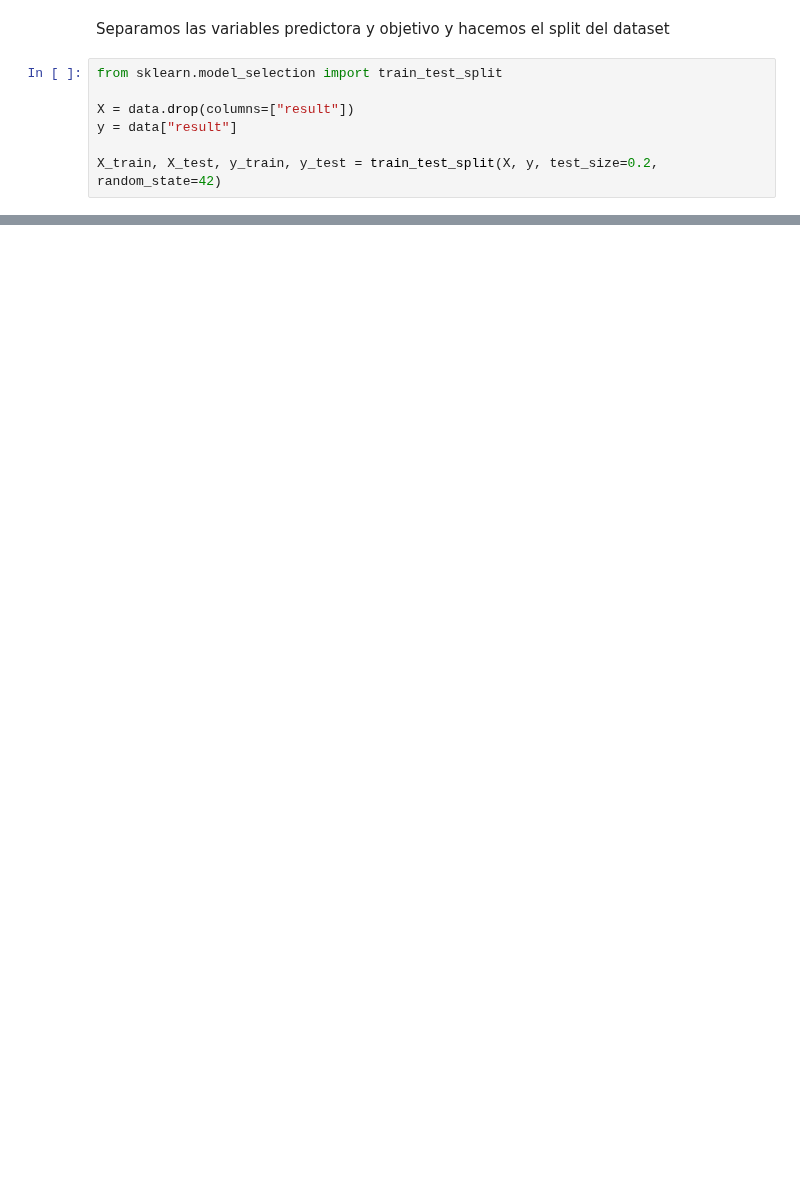
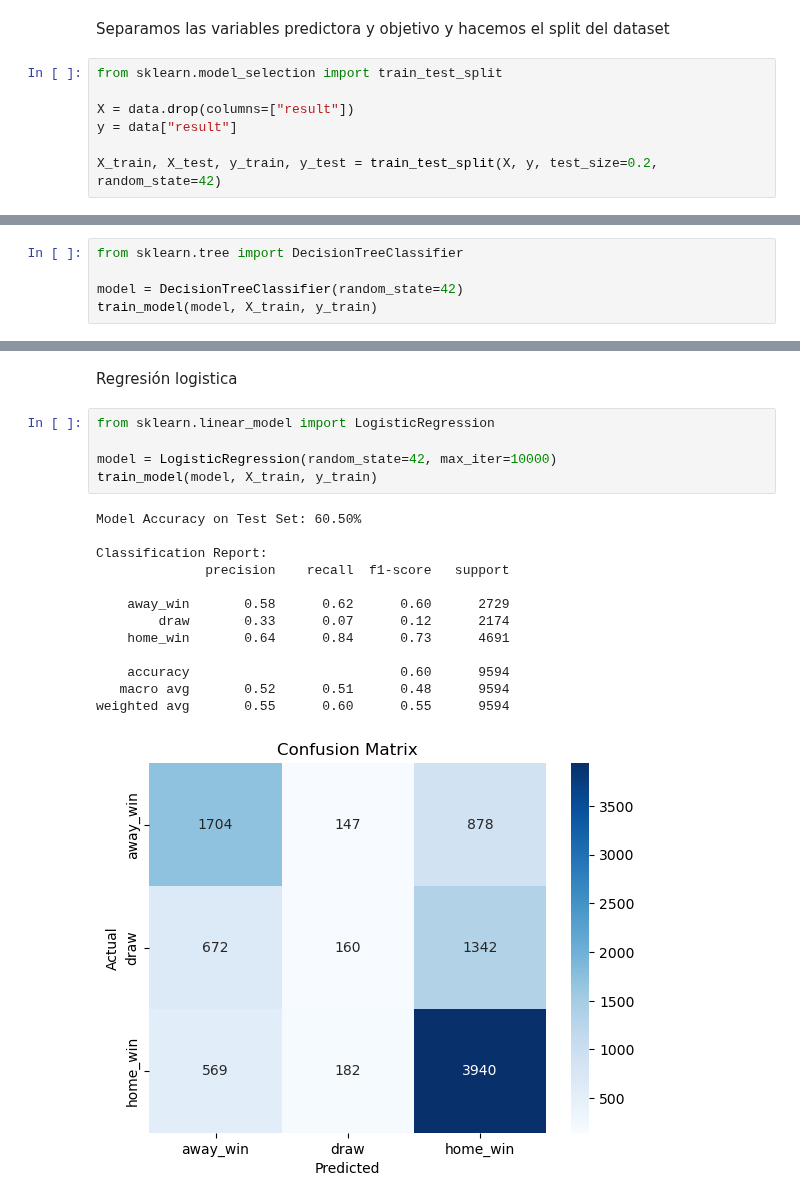
Before and after one commit to nestorojeda/MatematicasFeedback, a Jupyter notebook: code/notebook.ipynb, the cells around one changed output, grey strips where cells are left out. Saved outputs shown, nothing was run; the diff lists cells and outputs as text; blank space fills up the shorter version.

Commit message:
Trained the three models

```diff
--- a/code/notebook.ipynb
+++ b/code/notebook.ipynb
@@ -713,0 +680,5 @@ Feature Importance:
+# %%
+from sklearn.tree import DecisionTreeClassifier
+
+model = DecisionTreeClassifier(random_state=42)
+train_model(model, X_train, y_train)
@@ -713,0 +719,21 @@ Feature Importance:
+# %% [markdown]
+Regresión logistica
+# %%
+from sklearn.linear_model import LogisticRegression
+
+model = LogisticRegression(random_state=42, max_iter=10000)
+train_model(model, X_train, y_train)
+# %% [output]
+Model Accuracy on Test Set: 60.50%
+
+Classification Report:
+              precision    recall  f1-score   support
+
+    away_win       0.58      0.62      0.60      2729
+        draw       0.33      0.07      0.12      2174
+    home_win       0.64      0.84      0.73      4691
+
+    accuracy                           0.60      9594
+   macro avg       0.52      0.51      0.48      9594
+weighted avg       0.55      0.60      0.55      9594
+[figure, added]
```
Also changed, not shown: parts of 7 cells of this notebook.
